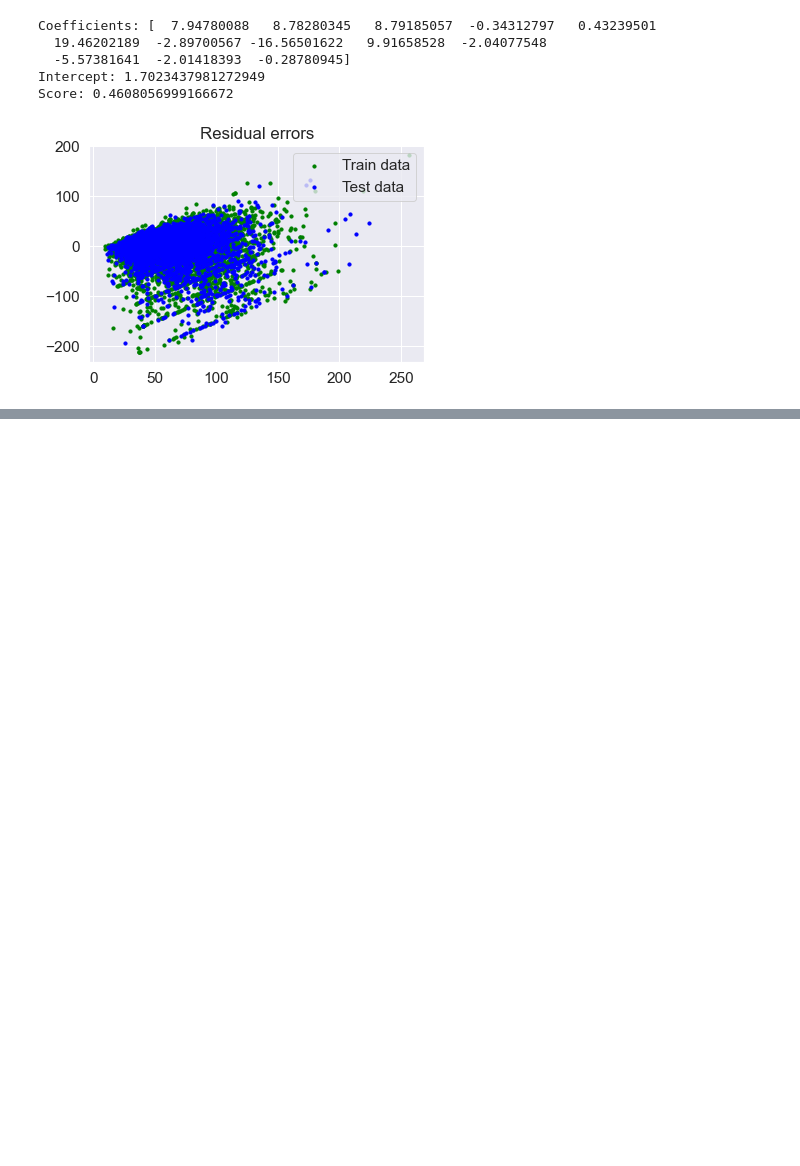
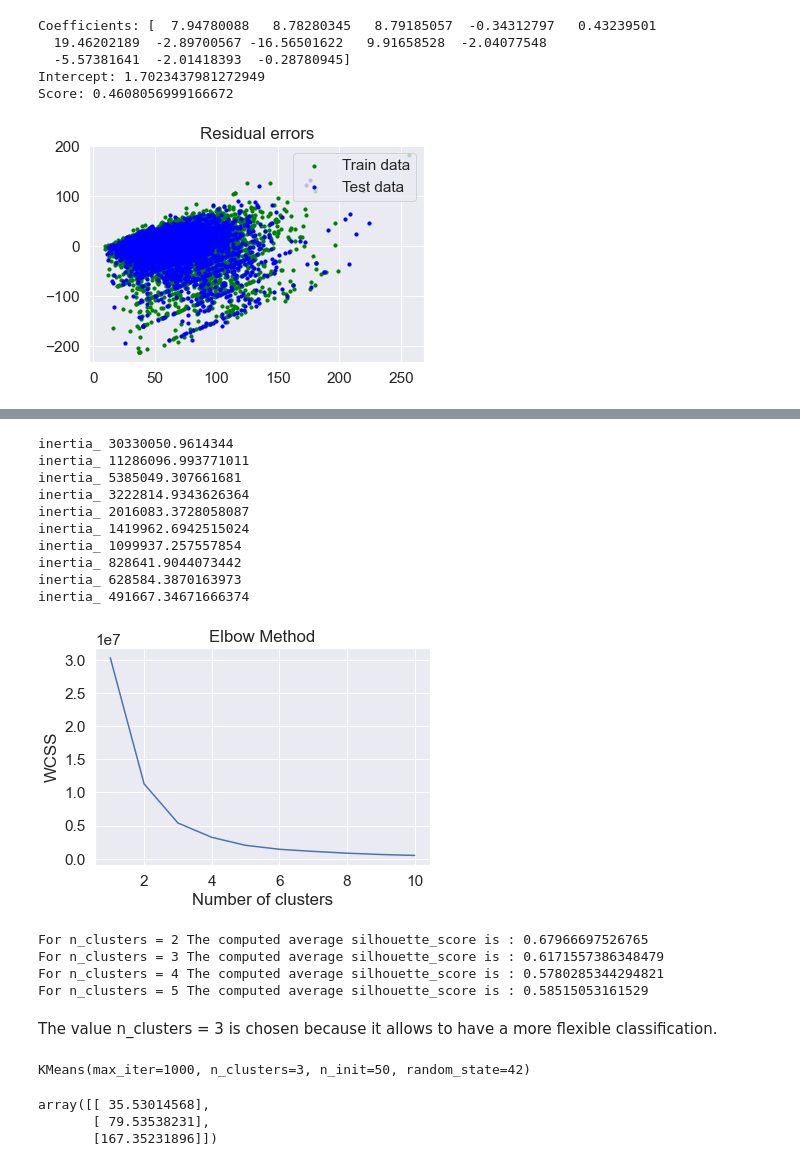
Before and after one commit to lorenzolaino/airbnb-sentiment, a Jupyter notebook: correlation_analysis.ipynb, the cells around one changed output, grey strips where cells are left out. Drawn from its saved outputs; the diff is of its cells as text; code cells hidden in the pictures; blank space fills up the shorter version.

```diff
--- a/correlation_analysis.ipynb
+++ b/correlation_analysis.ipynb
@@ -1272,0 +1472,37 @@ plot_regression_error(linearRegression3, trainX3, trainY3, testX3, testY3)
+# %%
+kmeans_elbow_method(dfPricesAllListingTypes3['price'].values.reshape(-1,1))
+# %% [output]
+inertia_ 30330050.9614344
+inertia_ 11286096.993771011
+inertia_ 5385049.307661681
+inertia_ 3222814.9343626364
+inertia_ 2016083.3728058087
+inertia_ 1419962.6942515024
+inertia_ 1099937.257557854
+inertia_ 828641.9044073442
+inertia_ 628584.3870163973
+inertia_ 491667.34671666374
+[figure, added]
+# %%
+rangeClusters = enumerate([2,3,4,5])
+kmeans_silhouette(dfPricesAllListingTypes3['price'].values.reshape(-1,1),
+                  rangeClusters)
+# %% [output]
+For n_clusters = 2 The computed average silhouette_score is : 0.67966697526765
+For n_clusters = 3 The computed average silhouette_score is : 0.6171557386348479
+For n_clusters = 4 The computed average silhouette_score is : 0.5780285344294821
+For n_clusters = 5 The computed average silhouette_score is : 0.58515053161529
+# %% [markdown]
+The value n_clusters = 3 is chosen because it allows to have a more flexible
+classification.
+# %%
+kmeansModelPrice3 = KMeans(n_clusters=3, max_iter=1000, random_state=42, n_init=50)
+kmeansModelPrice3.fit(dfPricesAllListingTypes3['price'].values.reshape(-1,1))
+# %% [output]
+KMeans(max_iter=1000, n_clusters=3, n_init=50, random_state=42)
+# %%
+kmeansModelPrice3.cluster_centers_
+# %% [output]
+array([[ 35.53014568],
+       [ 79.53538231],
+       [167.35231896]])
```
Also changed, not shown: parts of 42 cells of this notebook.
